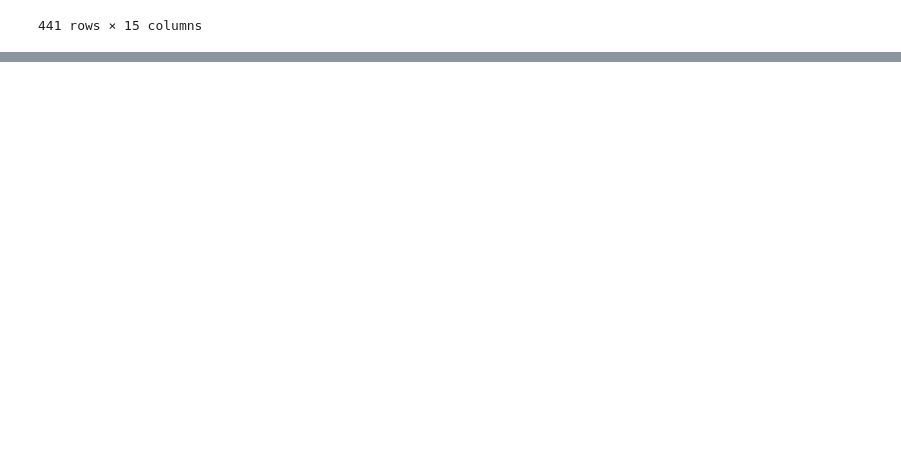
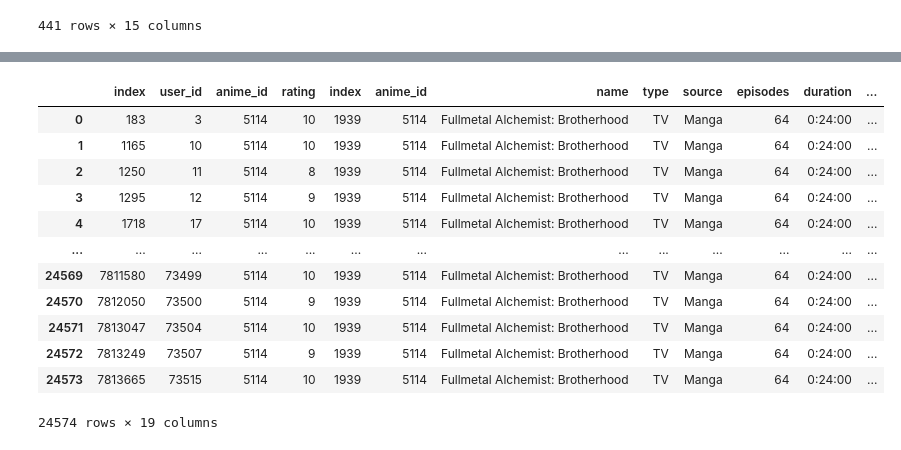
Before and after one commit to sdman135/DataBase-building-and-SQL-query-practice, a Jupyter notebook: Sqlite3.ipynb, the cells around one changed output, grey strips where cells are left out. Saved outputs shown, nothing was run; the diff lists cells and outputs as text; code cells hidden in the pictures; blank space fills up the shorter version.

```diff
--- a/Sqlite3.ipynb
+++ b/Sqlite3.ipynb
@@ -226,0 +250,25 @@ df_score_greater_then_8
+# %%
+fullmetal_alchemist_bh_user_ratings = pd.read_sql_query("""select * from Rating r
+                                                        inner join Anime a on a.anime_id = r.anime_id
+                                                        where a.anime_id = 5114
+                                                        group by user_id
+                                                        order by a.anime_id asc
+
+                                                        ;""",conn)
+
+
+fullmetal_alchemist_bh_user_ratings
+# %% [output]
+|  | index | user_id | anime_id | rating | index | anime_id | name | type | source | episodes | duration | ... |
+| 0 | 183 | 3 | 5114 | 10 | 1939 | 5114 | Fullmetal Alchemist: Brotherhood | TV | Manga | 64 | 0:24:00 | ... |
+| 1 | 1165 | 10 | 5114 | 10 | 1939 | 5114 | Fullmetal Alchemist: Brotherhood | TV | Manga | 64 | 0:24:00 | ... |
+| 2 | 1250 | 11 | 5114 | 8 | 1939 | 5114 | Fullmetal Alchemist: Brotherhood | TV | Manga | 64 | 0:24:00 | ... |
+| 3 | 1295 | 12 | 5114 | 9 | 1939 | 5114 | Fullmetal Alchemist: Brotherhood | TV | Manga | 64 | 0:24:00 | ... |
+| 4 | 1718 | 17 | 5114 | 10 | 1939 | 5114 | Fullmetal Alchemist: Brotherhood | TV | Manga | 64 | 0:24:00 | ... |
+| ... | ... | ... | ... | ... | ... | ... | ... | ... | ... | ... | ... | ... |
+| 24569 | 7811580 | 73499 | 5114 | 10 | 1939 | 5114 | Fullmetal Alchemist: Brotherhood | TV | Manga | 64 | 0:24:00 | ... |
+| 24570 | 7812050 | 73500 | 5114 | 9 | 1939 | 5114 | Fullmetal Alchemist: Brotherhood | TV | Manga | 64 | 0:24:00 | ... |
+| 24571 | 7813047 | 73504 | 5114 | 10 | 1939 | 5114 | Fullmetal Alchemist: Brotherhood | TV | Manga | 64 | 0:24:00 | ... |
+| 24572 | 7813249 | 73507 | 5114 | 9 | 1939 | 5114 | Fullmetal Alchemist: Brotherhood | TV | Manga | 64 | 0:24:00 | ... |
+| 24573 | 7813665 | 73515 | 5114 | 10 | 1939 | 5114 | Fullmetal Alchemist: Brotherhood | TV | Manga | 64 | 0:24:00 | ... |
+24574 rows × 19 columns
```
Also changed, not shown: parts of 15 cells of this notebook.
